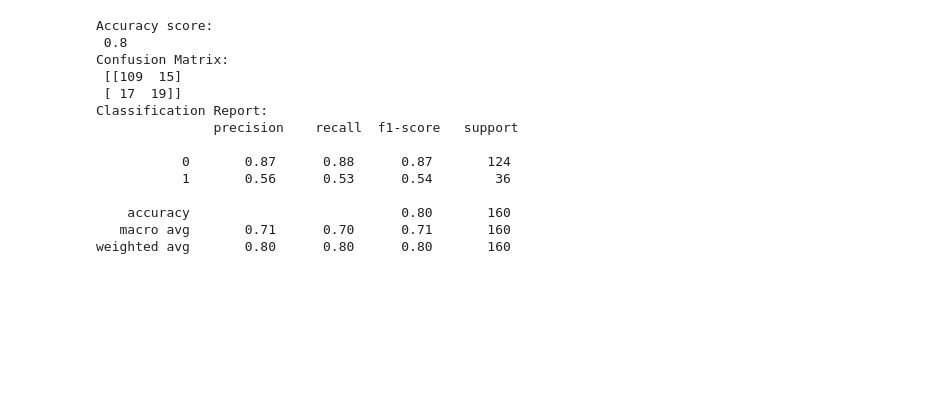
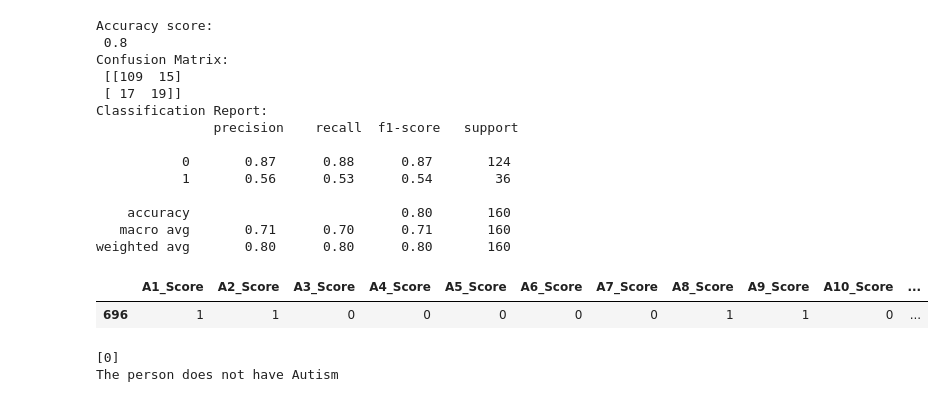
Before and after one commit to parveen180/Machine-learning-project-python, a Jupyter notebook: Autism_prediction.ipynb, the cells around one changed output. Saved outputs shown, nothing was run; the diff lists cells and outputs as text; code cells hidden in the pictures; blank space fills up the shorter version.

```diff
--- a/Autism_prediction.ipynb
+++ b/Autism_prediction.ipynb
@@ -559,3 +559,25 @@ Classification Report:
     accuracy                           0.80       160
    macro avg       0.71      0.70      0.71       160
 weighted avg       0.80      0.80      0.80       160
+# %%
+x_test.head(1)
+# %% [output]
+|  | A1_Score | A2_Score | A3_Score | A4_Score | A5_Score | A6_Score | A7_Score | A8_Score | A9_Score | A10_Score | ... |
+| 696 | 1 | 1 | 0 | 0 | 0 | 0 | 0 | 1 | 1 | 0 | ... |
+# %%
+#building a predictive system
+
+input_data=(1,	1,	0,	0,	0,	0,	0,	1,	1,	0,	13.0,	0,	9,	0,	0,	33,	0,	13.332323,	1
+)
+input_data_as_numpy_array=np.asarray(input_data)
+input_data_reshaped=np.reshape(input_data_as_numpy_array,(1,-1))
+prediction=best_model.predict(input_data_reshaped)
+print(prediction)
+
+if prediction==0:
+    print("The person does not have Autism")
+else:
+    print("The person has Autism")
+# %% [output]
+[0]
+The person does not have Autism
```
